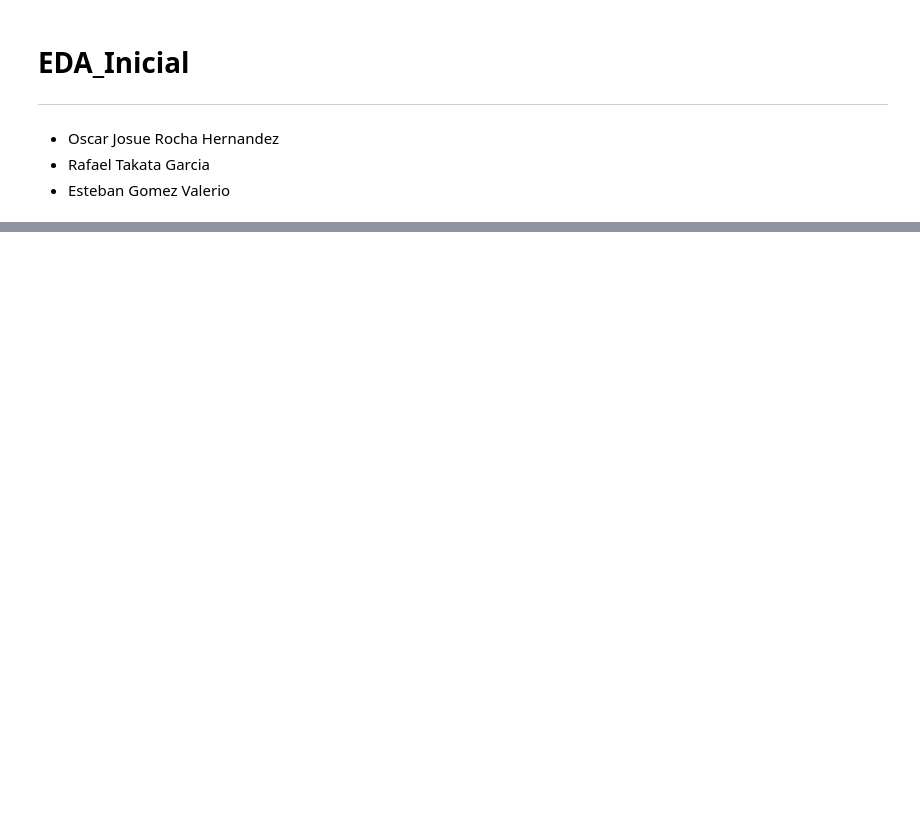
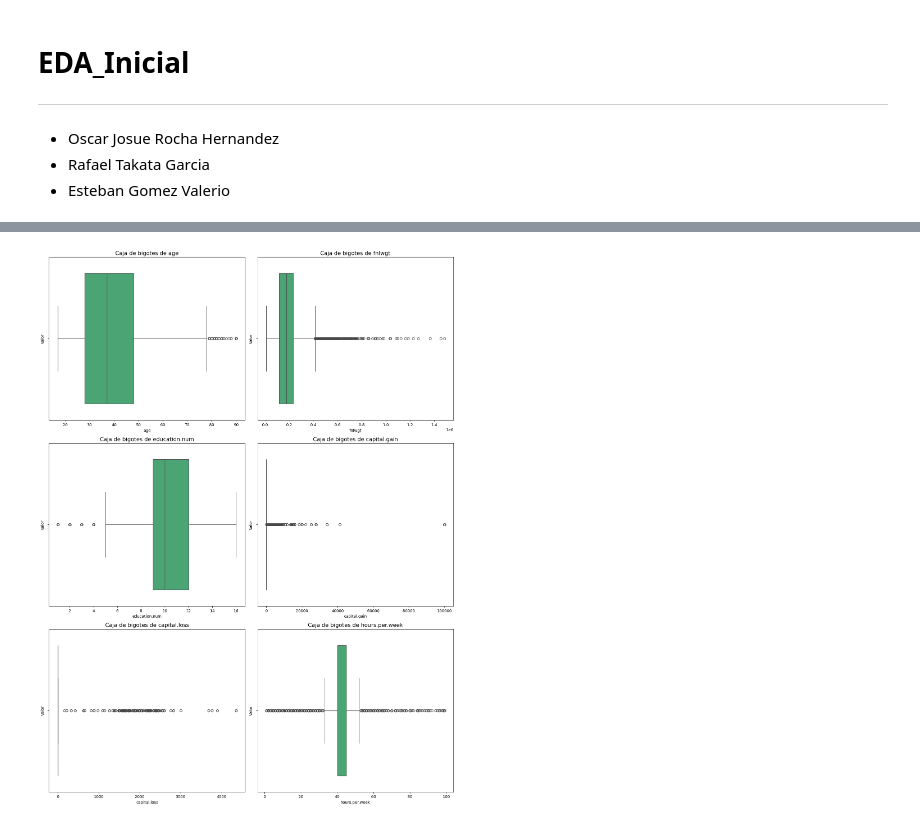
Before and after one commit to EstebanGomezVal/Data_Science_Final_Project, a Jupyter notebook: notebooks/01_eda_inicial.ipynb, the cells around one changed output, grey strips where cells are left out. Cells and saved outputs as stored; diff of their text form; code cells hidden in the pictures; blank space fills up the shorter version.

```diff
--- a/notebooks/01_eda_inicial.ipynb
+++ b/notebooks/01_eda_inicial.ipynb
@@ -19,0 +130,14 @@ import pandas as pd
+# %%
+plt.figure(figsize=(15, 20))
+
+for i, column in enumerate(columnas_num, 1):
+    plt.subplot(3, 2, i)
+    sns.boxplot(data=df, x=column, color="mediumseagreen")
+    plt.title(f'Caja de bigotes de {column}', fontsize=14)
+    plt.xlabel(column)
+    plt.ylabel("Valor")
+
+plt.tight_layout()
+plt.show()
+# %% [output]
+[figure, added]
```
Also changed, not shown: parts of 16 cells of this notebook.
